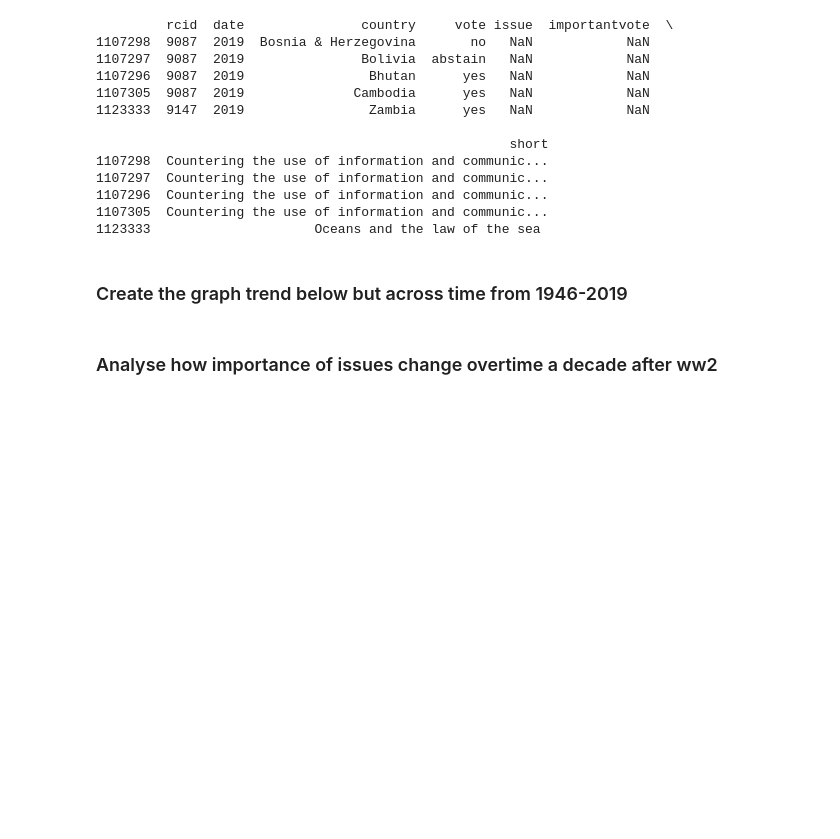
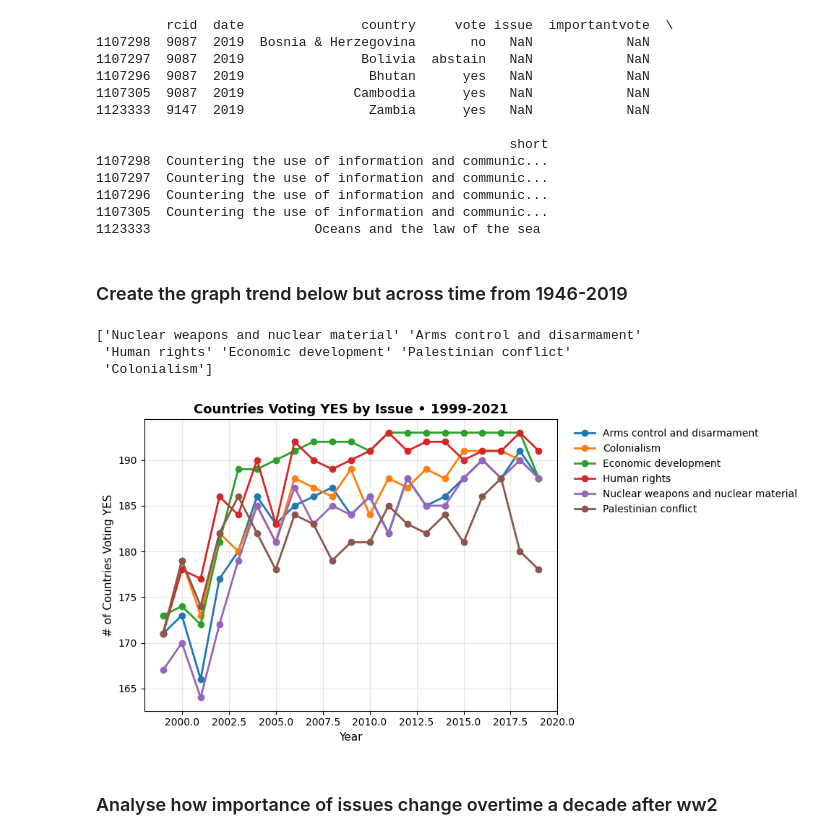
Before and after one commit to yijiesoo/leigaga, a Jupyter notebook: src/project.ipynb, the cells around one changed output. Drawn from its saved outputs; the diff is of its cells as text; code cells hidden in the pictures; blank space fills up the shorter version.

Commit message:
added afghan graph

```diff
--- a/src/project.ipynb
+++ b/src/project.ipynb
@@ -191,21 +192,58 @@ print(final_df.tail())
 # %% [markdown]
 ### Create the graph trend below but across time from 1946-2019
 # %%
-final_df = final_df[final_df['vote'] == 'yes']
+afgan = final_df[(final_df['date'] >= 1999) & (final_df['date'] <= 2021)].copy()
+afgan = afgan[afgan['vote'] == 'yes']
 #print(ww2)
 
 #change from issue to issue counts/ from long df to wide df
 #now we no longer need vote column since all yes votes
-final_df = final_df.drop(columns=['vote'])
+afgan = afgan.drop(columns=['vote'])
 #dont need short since too many categories
-final_df = final_df.drop(columns=['short'])
+afgan = afgan.drop(columns=['short'])
 #drop the na values in issue column since we dk what issue it falls under? so we cant assign a value
-final_df = final_df.dropna(subset=['issue'])
+afgan = afgan.dropna(subset=['issue'])
 #drop importantvote since we are counting number of issues voted yes on and USA is the one deeming who is importantvote
-final_df = final_df.drop(columns=['importantvote'])
+afgan = afgan.drop(columns=['importantvote'])
 #group by date and country and count number of issues voted yes on
-final_df['yescounts'] = final_df.groupby(['date', 'country'])['issue'].transform('count')
-print(final_df['issue'].unique())
+afgan['yescounts'] = afgan.groupby(['date', 'country'])['issue'].transform('count')
+print(afgan['issue'].unique())
+# %% [output]
+['Nuclear weapons and nuclear material' 'Arms control and disarmament'
+ 'Human rights' 'Economic development' 'Palestinian conflict'
+ 'Colonialism']
+# %%
+import pandas as pd
+import matplotlib.pyplot as plt
+
+# --- Data prep ---
+df = afgan.dropna(subset=['issue']).copy()
+df['date'] = df['date'].astype(int)
+
+# Count how many countries voted YES per (year, issue)
+issue_year = (
+    df.groupby(['date','issue'])['country'].nunique()
+      .reset_index(name='countries_yes')
+)
+
+# --- Plot ---
+plt.figure(figsize=(10,5))
+
+# Plot each issue trend line
+for issue in sorted(issue_year['issue'].unique()):
+    d = issue_year[issue_year['issue'] == issue].sort_values('date')
+    plt.plot(d['date'], d['countries_yes'], marker='o', linewidth=2, label=issue)
+
+# Title, labels, and styling
+plt.title('Countries Voting YES by Issue • 1999-2021', fontsize=13, fontweight='bold')
+plt.xlabel('Year', fontsize=11)
+plt.ylabel('# of Countries Voting YES', fontsize=11)
+plt.grid(True, alpha=0.3)
+plt.legend(bbox_to_anchor=(1.02, 1), loc='upper left', frameon=False)
+plt.tight_layout()
+plt.show()
+# %% [output]
+[figure, added]
 # %% [markdown]
 ### Analyse how importance of issues change overtime a decade after ww2
 # %%
```
Also changed, not shown: parts of 8 cells of this notebook.
